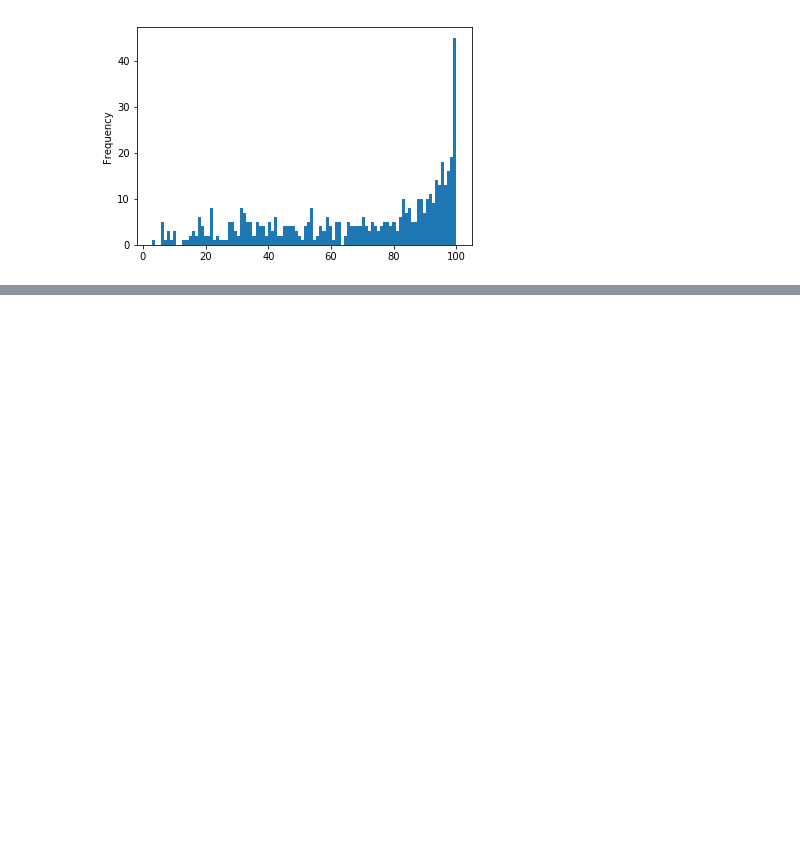
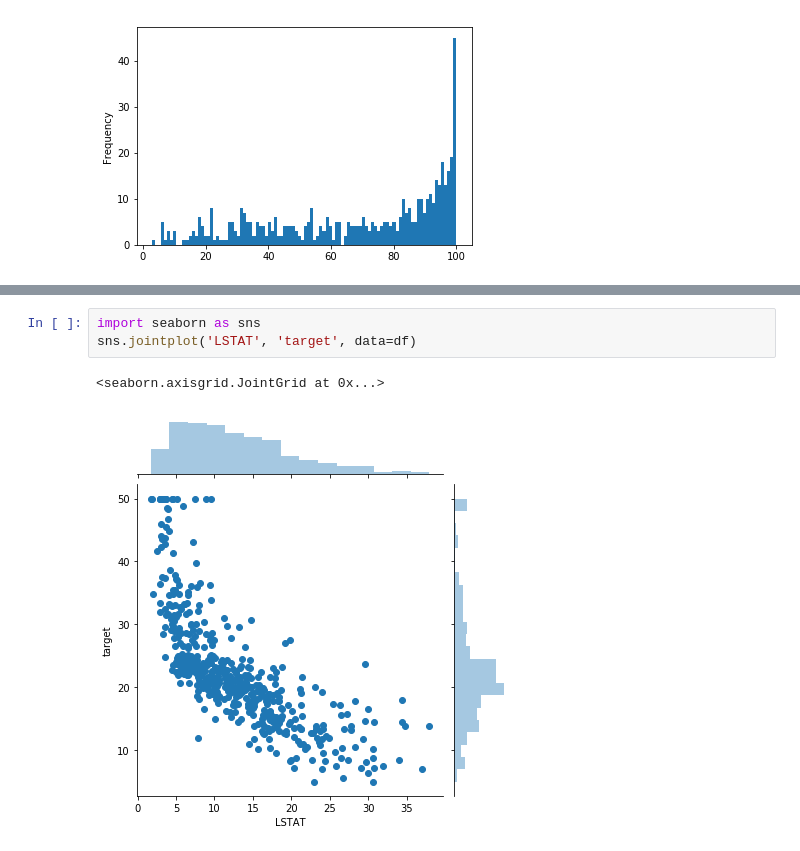
Before and after one commit to Hebinos/basic, a Jupyter notebook: lib/scikit_learn_watching.ipynb, the cells around one changed output, grey strips where cells are left out. Drawn from its saved outputs; the diff is of its cells as text; blank space fills up the shorter version.

```diff
--- a/lib/scikit_learn_watching.ipynb
+++ b/lib/scikit_learn_watching.ipynb
@@ -178,0 +210,6 @@ df.AGE.plot(kind='hist', bins=100)
+# %%
+import seaborn as sns
+sns.jointplot('LSTAT', 'target', data=df)
+# %% [output]
+<seaborn.axisgrid.JointGrid at 0x...>
+[figure, added]
```
Also changed, not shown: parts of 6 cells of this notebook.
